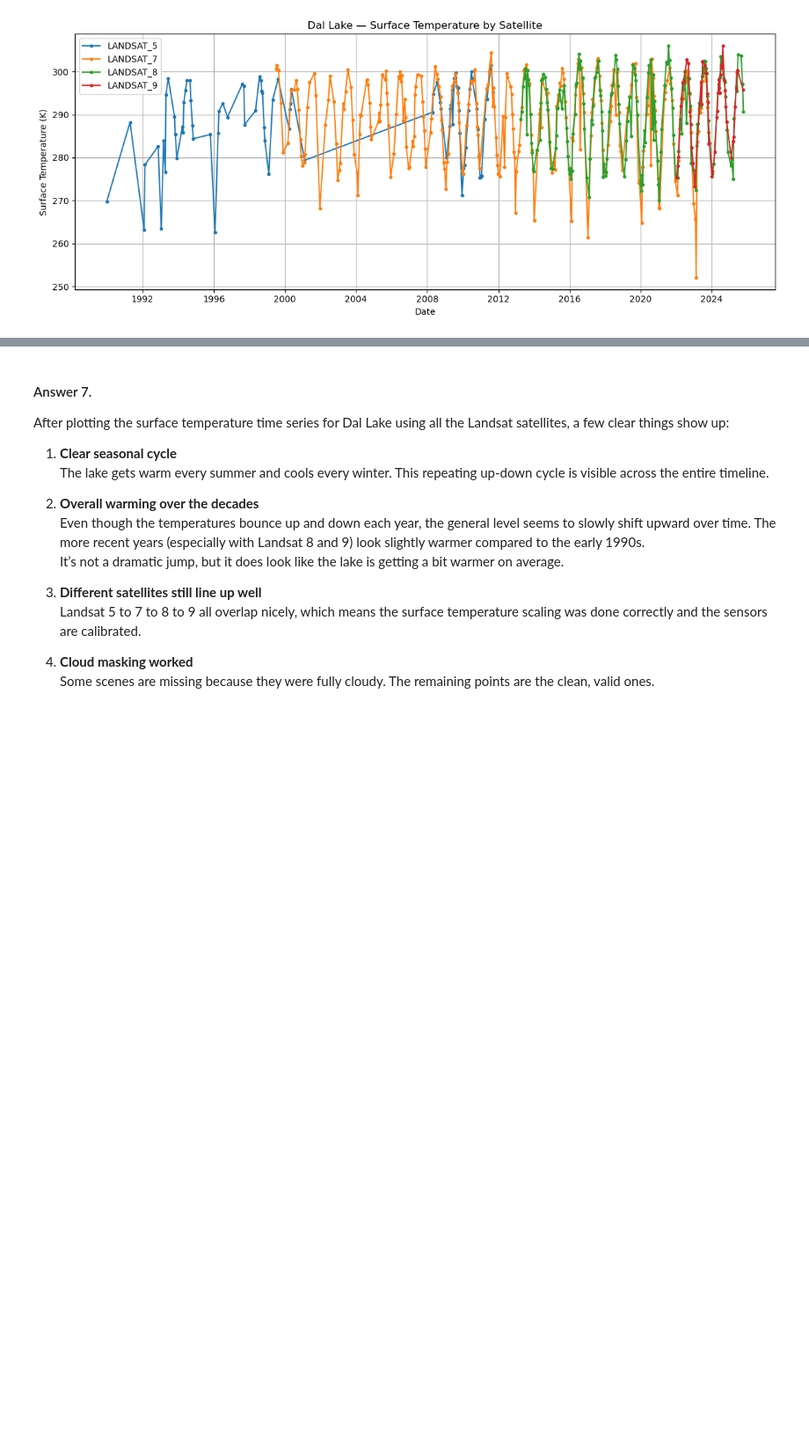
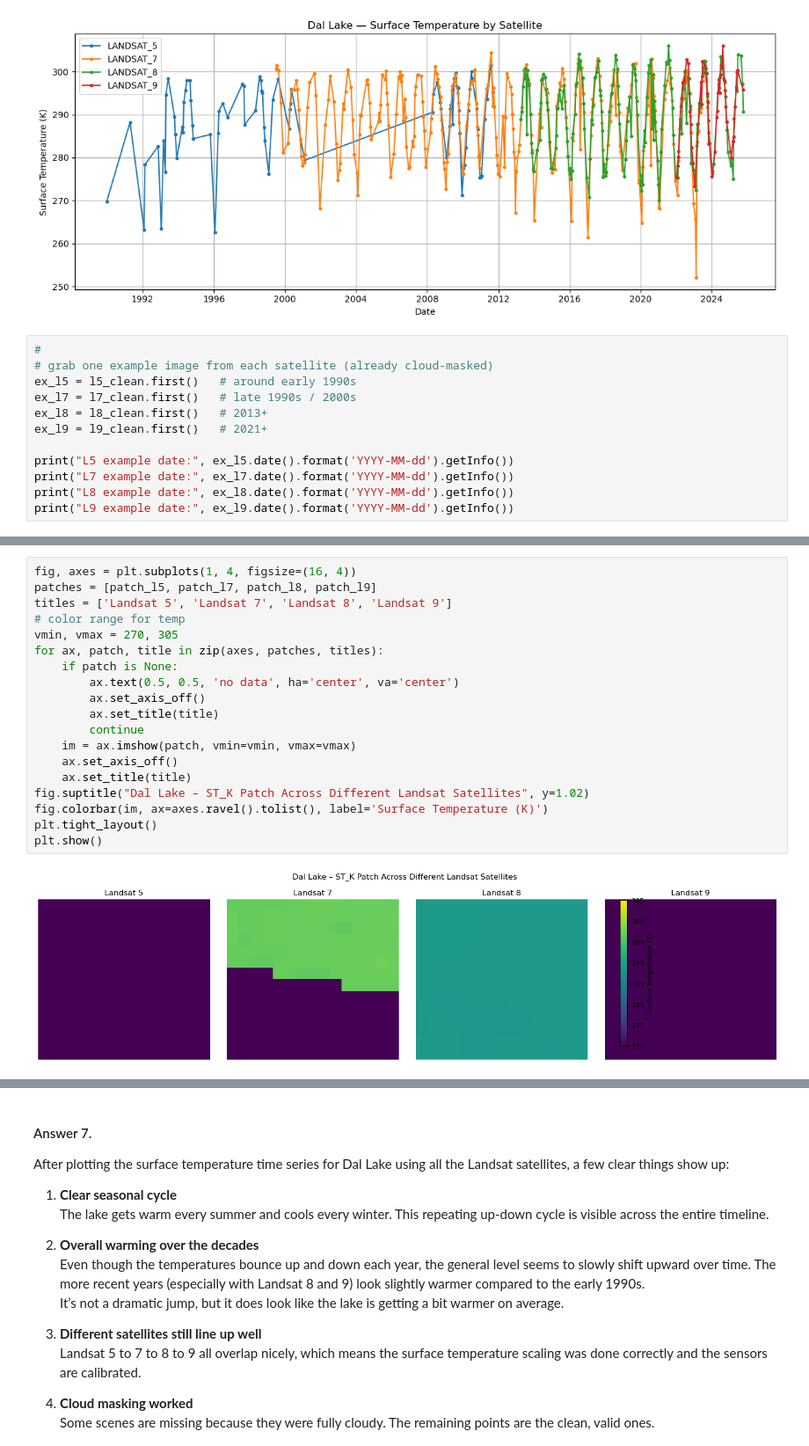
Before and after one commit to SrujanVaddiparthi/Applcns_of_ML_remote_sensing, a Jupyter notebook: gee/hw4_lake_temperature.ipynb, the cells around one changed output, grey strips where cells are left out. Shown at 88% size. Drawn from its saved outputs; the diff is of its cells as text; blank space fills up the shorter version.

```diff
--- a/gee/hw4_lake_temperature.ipynb
+++ b/gee/hw4_lake_temperature.ipynb
@@ -544,3 +548,15 @@ plt.tight_layout()
 plt.show()
 # %% [output]
 [figure]
+# %%
+#
+# grab one example image from each satellite (already cloud-masked)
+ex_l5 = l5_clean.first()   # around early 1990s
+ex_l7 = l7_clean.first()   # late 1990s / 2000s
+ex_l8 = l8_clean.first()   # 2013+
+ex_l9 = l9_clean.first()   # 2021+
+
+print("L5 example date:", ex_l5.date().format('YYYY-MM-dd').getInfo())
+print("L7 example date:", ex_l7.date().format('YYYY-MM-dd').getInfo())
+print("L8 example date:", ex_l8.date().format('YYYY-MM-dd').getInfo())
+print("L9 example date:", ex_l9.date().format('YYYY-MM-dd').getInfo())
@@ -546,0 +606,21 @@ plt.show()
+# %%
+fig, axes = plt.subplots(1, 4, figsize=(16, 4))
+patches = [patch_l5, patch_l7, patch_l8, patch_l9]
+titles = ['Landsat 5', 'Landsat 7', 'Landsat 8', 'Landsat 9']
+# color range for temp
+vmin, vmax = 270, 305
+for ax, patch, title in zip(axes, patches, titles):
+    if patch is None:
+        ax.text(0.5, 0.5, 'no data', ha='center', va='center')
+        ax.set_axis_off()
+        ax.set_title(title)
+        continue
+    im = ax.imshow(patch, vmin=vmin, vmax=vmax)
+    ax.set_axis_off()
+    ax.set_title(title)
+fig.suptitle("Dal Lake – ST_K Patch Across Different Landsat Satellites", y=1.02)
+fig.colorbar(im, ax=axes.ravel().tolist(), label='Surface Temperature (K)')
+plt.tight_layout()
+plt.show()
+# %% [output]
+[figure, added]
```
Also changed, not shown: parts of 4 cells of this notebook, 1 other file.
